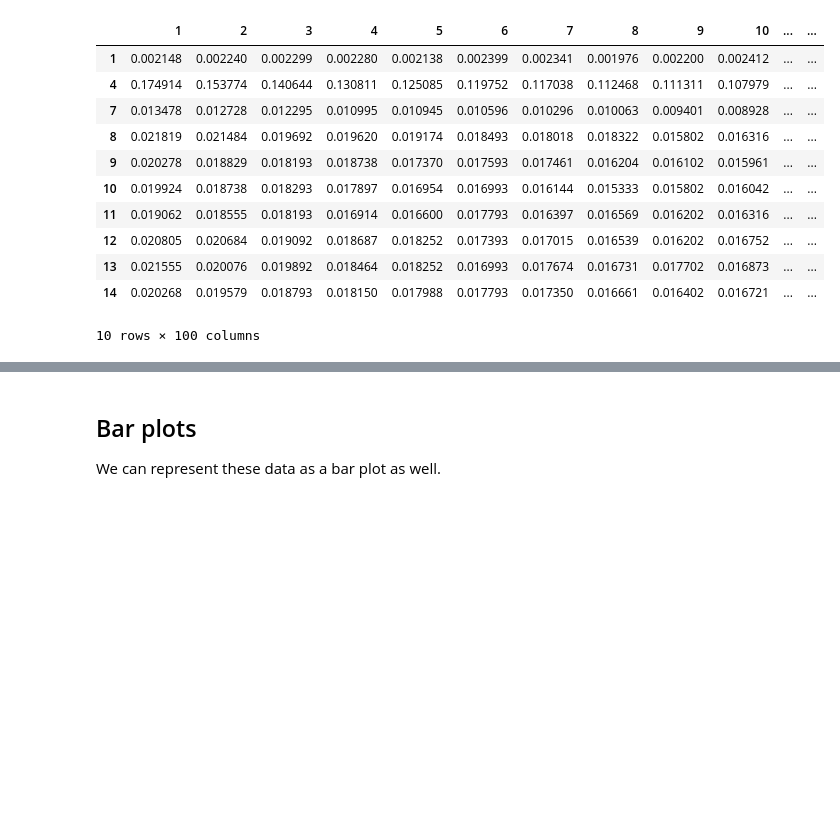
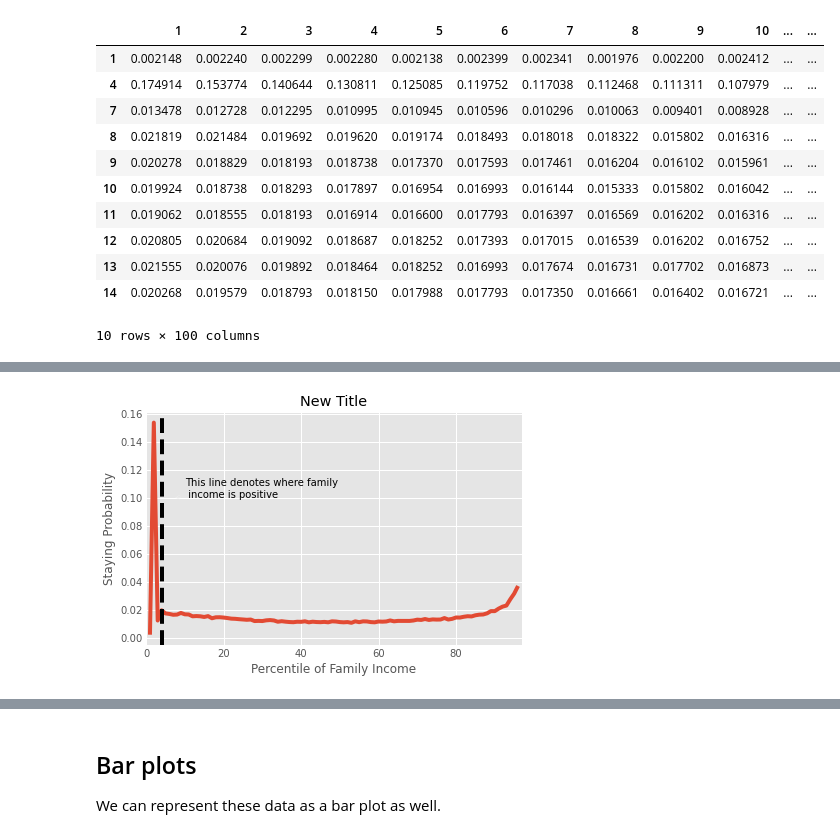
Before and after one commit to jdebacker/CompEcon_Fall21, a Jupyter notebook: Visualization/StaticVisualization.ipynb, the cells around one changed output, grey strips where cells are left out. Saved outputs shown, nothing was run; the diff lists cells and outputs as text; code cells hidden in the pictures; blank space fills up the shorter version.

```diff
--- a/Visualization/StaticVisualization.ipynb
+++ b/Visualization/StaticVisualization.ipynb
@@ -86,3 +93,12 @@ fig.savefig('mobility.png', transparent=False, dpi=80, bbox_inches="tight")
+# %%
+# now import the figure you saved
+old_fig, old_ax = pickle.load(open('saving_figure.pkl', 'rb'))
+#change some attribute
+old_ax.set(title='New Title')
+# display figure with updated title
+old_fig
+# %% [output]
+[figure, added]
 # %%
 # A plot with two lines
 plt.plot(x, staying_probs)
```
Also changed, not shown: parts of 7 cells of this notebook, 1 other file.
